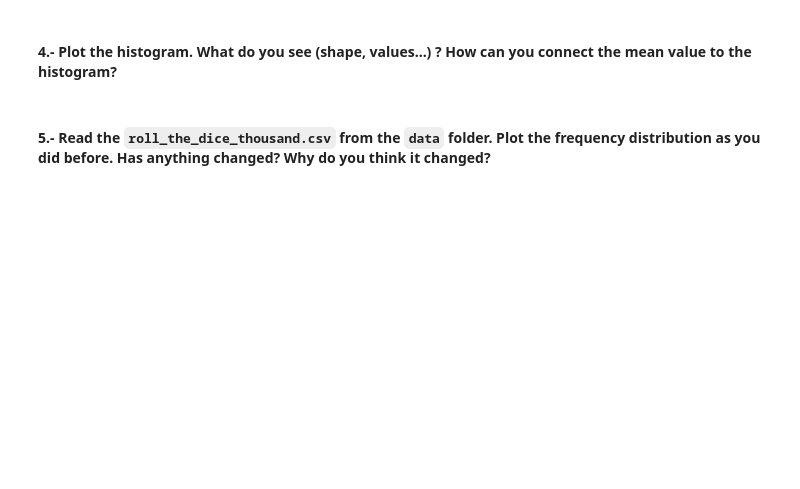
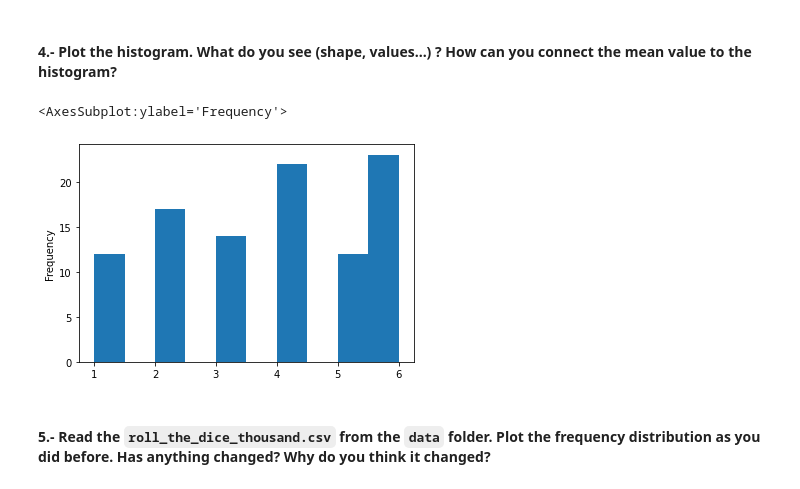
Before and after one commit to Irene9R/dataptmad1121_labs, a Jupyter notebook: module-2/understanding-descriptive-stats/your-code/main.ipynb, the cells around one changed output. Saved outputs shown, nothing was run; the diff lists cells and outputs as text; code cells hidden in the pictures; blank space fills up the shorter version.

```diff
--- a/module-2/understanding-descriptive-stats/your-code/main.ipynb
+++ b/module-2/understanding-descriptive-stats/your-code/main.ipynb
@@ -182,6 +211,10 @@ your comments here
 #### 4.- Plot the histogram. What do you see (shape, values...) ? How can you connect the mean value to the histogram?
 # %%
 # your code here
+roll_dice_hundred['value'].plot.hist()
+# %% [output]
+<AxesSubplot:ylabel='Frequency'>
+[figure, added]
 # %%
 """
 your comments here
```
Also changed, not shown: parts of 30 cells of this notebook.
